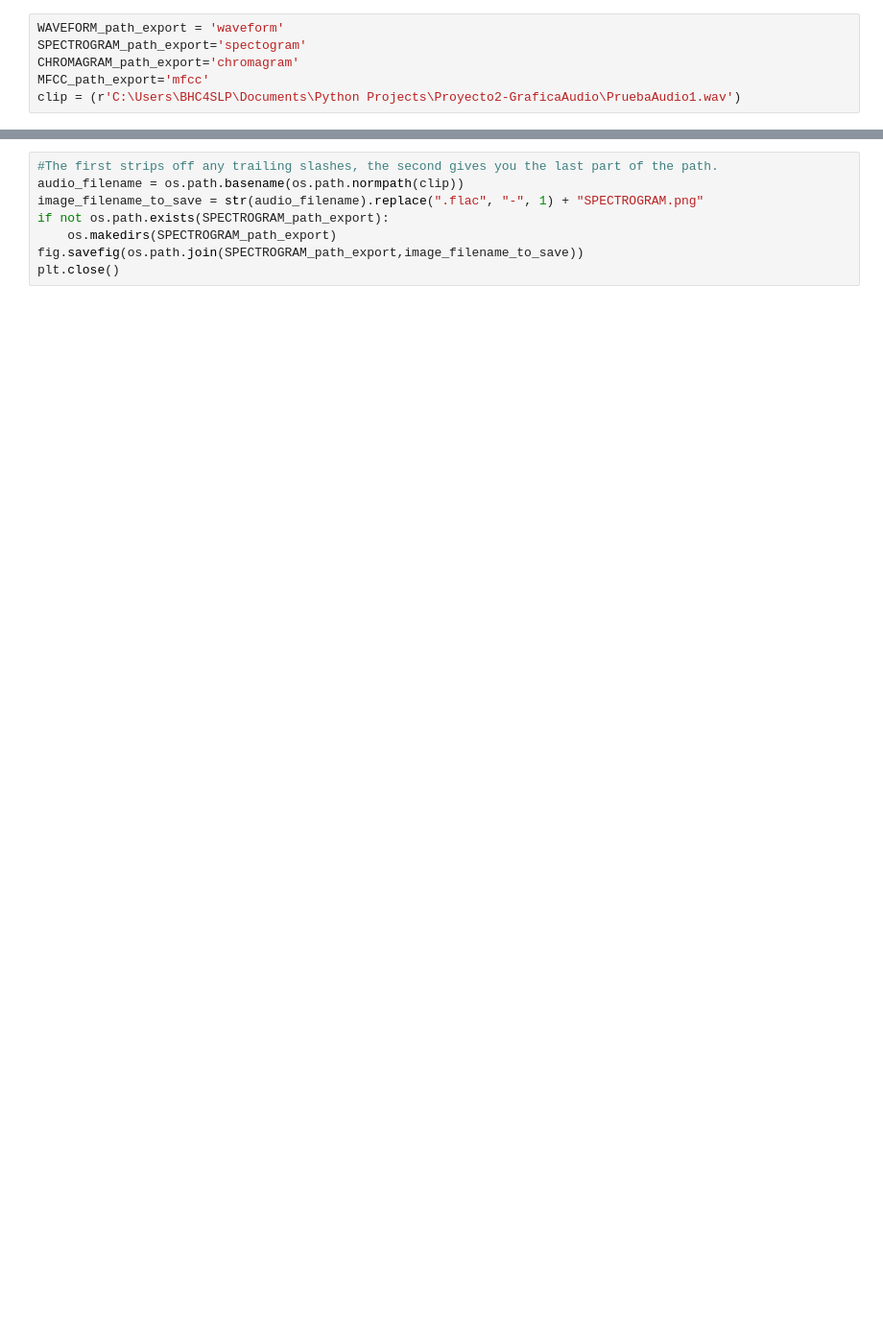
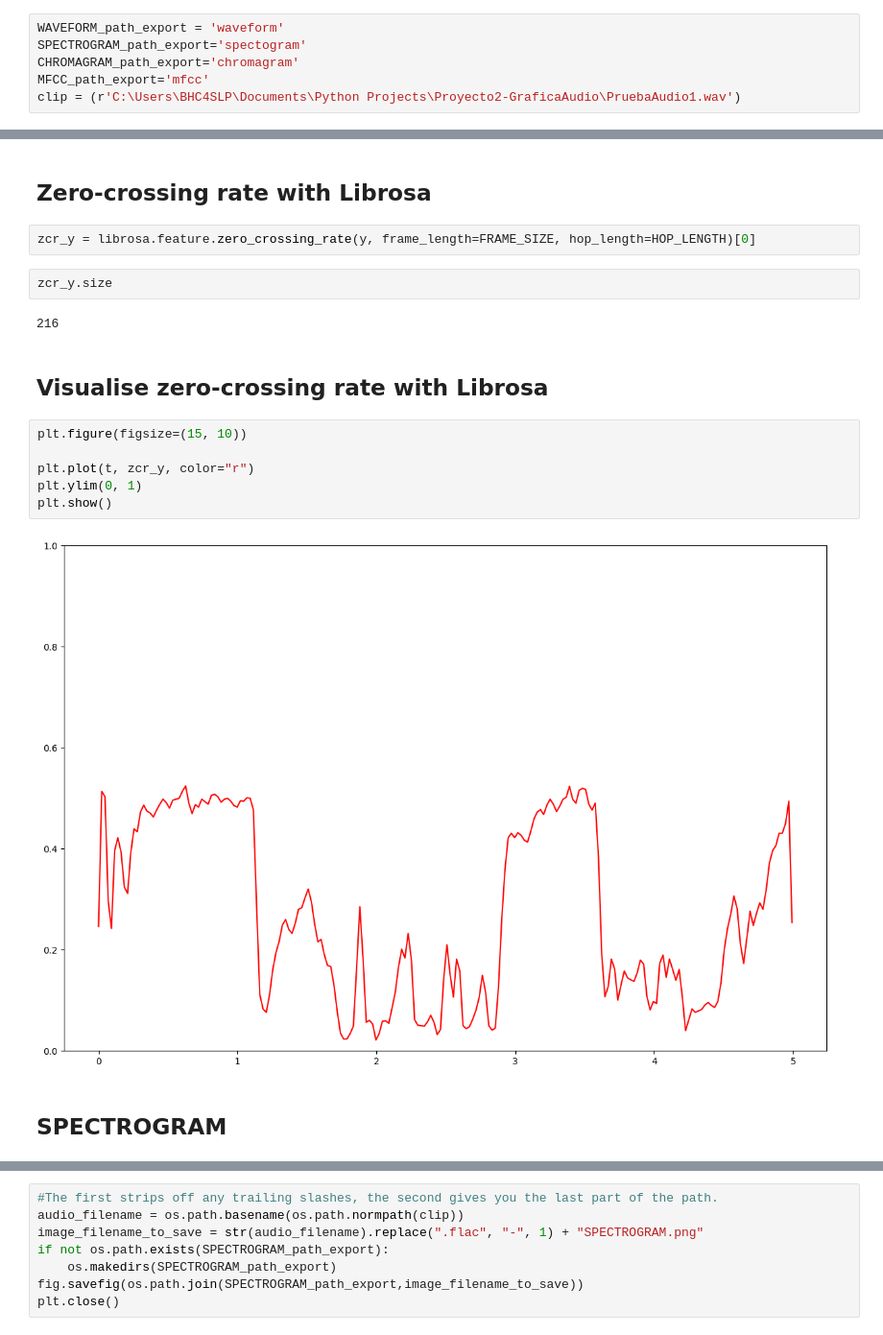
Before and after one commit to batres311/GraficaAudio, a Jupyter notebook: LibrosaGraficas.ipynb, the cells around one changed output, grey strips where cells are left out. Shown: that part at 96% size. Drawn from its saved outputs; the diff is of its cells as text; blank space fills up the shorter version.

```diff
--- a/LibrosaGraficas.ipynb
+++ b/LibrosaGraficas.ipynb
@@ -33,3 +126,23 @@ plt.close()
+# %% [markdown]
+## Zero-crossing rate with Librosa
+# %%
+zcr_y = librosa.feature.zero_crossing_rate(y, frame_length=FRAME_SIZE, hop_length=HOP_LENGTH)[0]
+# %%
+zcr_y.size
+# %% [output]
+216
+# %% [markdown]
+## Visualise zero-crossing rate with Librosa
+# %%
+plt.figure(figsize=(15, 10))
+
+plt.plot(t, zcr_y, color="r")
+plt.ylim(0, 1)
+plt.show()
+# %% [output]
+[figure, added]
+# %% [markdown]
+## SPECTROGRAM
 # %%
 # SPECTROGRAM representation - object-oriented interface
 fig, ax = plt.subplots()
```
Also changed, not shown: parts of 28 cells of this notebook, 4 other files.
